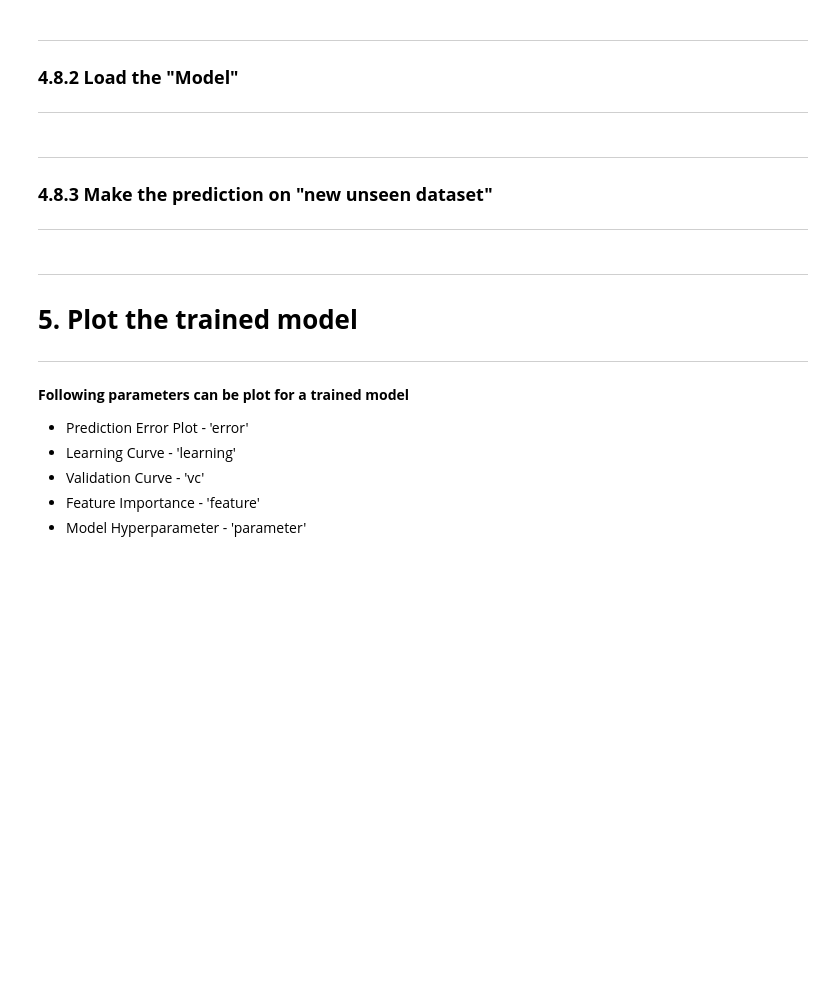
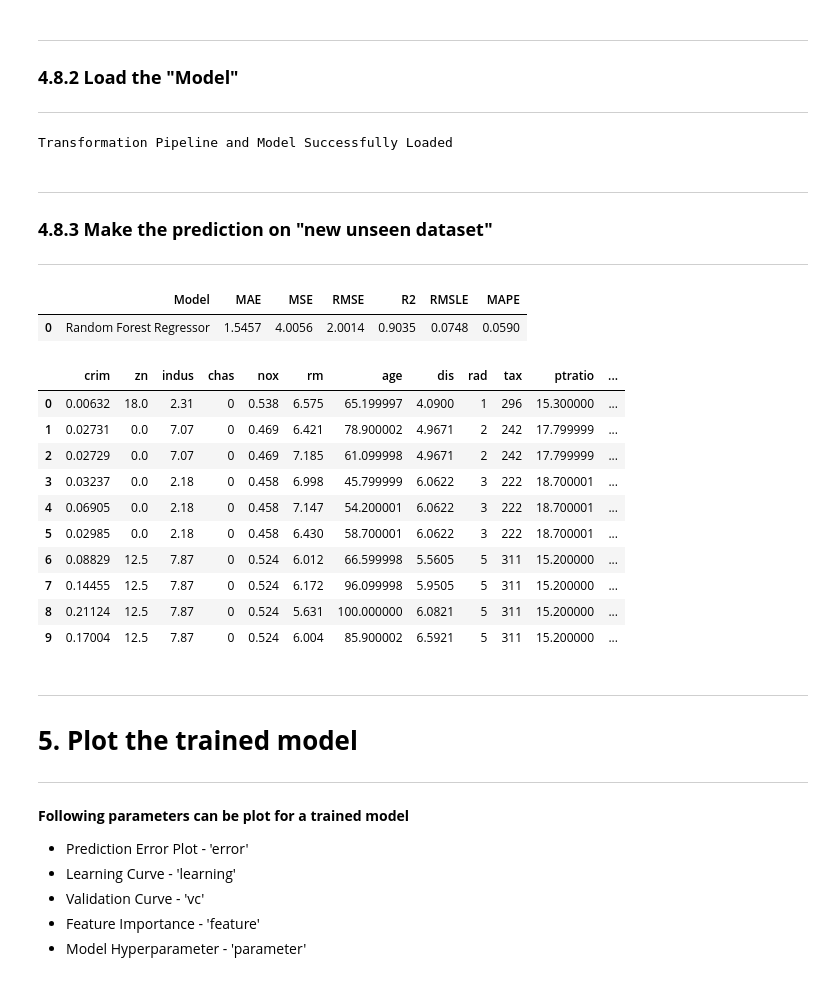
Before and after one commit to udaysharma1501/Exploring-Pycaret, a Jupyter notebook: Exploring_pycaret_with_Regression.ipynb, the cells around one changed output. Drawn from its saved outputs; the diff is of its cells as text; code cells hidden in the pictures; blank space fills up the shorter version.

```diff
--- a/Exploring_pycaret_with_Regression.ipynb
+++ b/Exploring_pycaret_with_Regression.ipynb
@@ -672,14 +671,30 @@ Transformation Pipeline and Model Successfully Saved
 ### **4.8.2 Load the "Model"**
 ---
 # %%
-#rfModel = load_model('rfModelFile') # Uncomment and run again
+rfModel = load_model('rfModelFile') # Uncomment and run again
+# %% [output]
+Transformation Pipeline and Model Successfully Loaded
 # %% [markdown]
 ---
 ### **4.8.3 Make the prediction on "new unseen dataset"**
 ---
 # %%
-#newPredictions = predict_model(rfModel, data = newDataSet)    # Uncomment and run again
-#newPredictions            # Uncomment and run again
+newPredictions = predict_model(rfModel, data = newDataSet)    # Uncomment and run again
+newPredictions            # Uncomment and run again
+# %% [output]
+|  | Model | MAE | MSE | RMSE | R2 | RMSLE | MAPE |
+| 0 | Random Forest Regressor | 1.5457 | 4.0056 | 2.0014 | 0.9035 | 0.0748 | 0.0590 |
+|  | crim | zn | indus | chas | nox | rm | age | dis | rad | tax | ptratio | ... |
+| 0 | 0.00632 | 18.0 | 2.31 | 0 | 0.538 | 6.575 | 65.199997 | 4.0900 | 1 | 296 | 15.300000 | ... |
+| 1 | 0.02731 | 0.0 | 7.07 | 0 | 0.469 | 6.421 | 78.900002 | 4.9671 | 2 | 242 | 17.799999 | ... |
+| 2 | 0.02729 | 0.0 | 7.07 | 0 | 0.469 | 7.185 | 61.099998 | 4.9671 | 2 | 242 | 17.799999 | ... |
+| 3 | 0.03237 | 0.0 | 2.18 | 0 | 0.458 | 6.998 | 45.799999 | 6.0622 | 3 | 222 | 18.700001 | ... |
+| 4 | 0.06905 | 0.0 | 2.18 | 0 | 0.458 | 7.147 | 54.200001 | 6.0622 | 3 | 222 | 18.700001 | ... |
+| 5 | 0.02985 | 0.0 | 2.18 | 0 | 0.458 | 6.430 | 58.700001 | 6.0622 | 3 | 222 | 18.700001 | ... |
+| 6 | 0.08829 | 12.5 | 7.87 | 0 | 0.524 | 6.012 | 66.599998 | 5.5605 | 5 | 311 | 15.200000 | ... |
+| 7 | 0.14455 | 12.5 | 7.87 | 0 | 0.524 | 6.172 | 96.099998 | 5.9505 | 5 | 311 | 15.200000 | ... |
+| 8 | 0.21124 | 12.5 | 7.87 | 0 | 0.524 | 5.631 | 100.000000 | 6.0821 | 5 | 311 | 15.200000 | ... |
+| 9 | 0.17004 | 12.5 | 7.87 | 0 | 0.524 | 6.004 | 85.900002 | 6.5921 | 5 | 311 | 15.200000 | ... |
 # %% [markdown]
 ---
 # **5. Plot the trained model**
```
Also changed, not shown: parts of 25 cells of this notebook.
